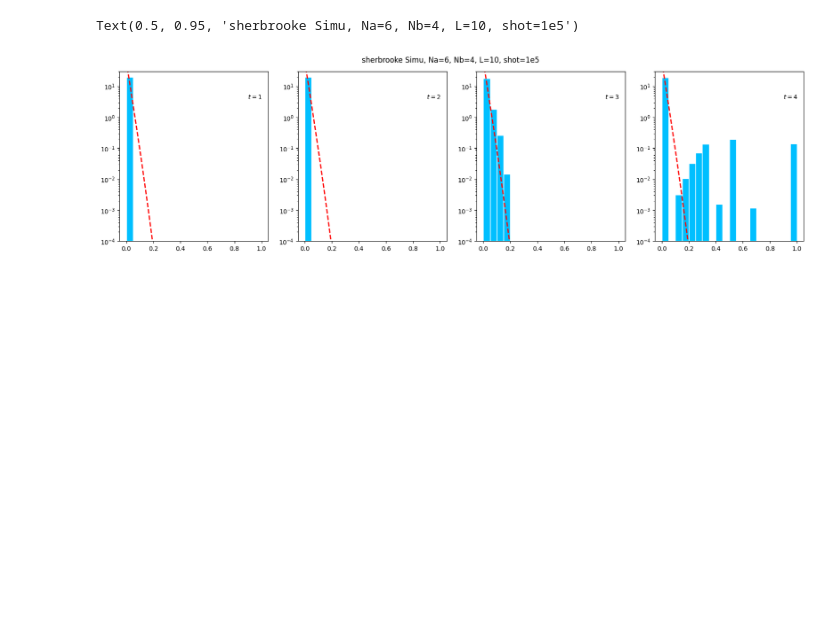
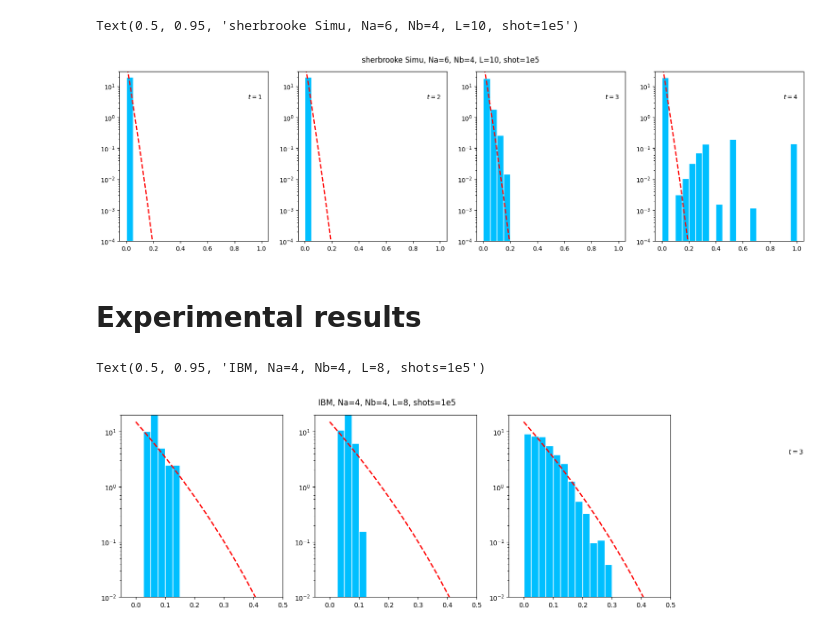
Before and after one commit to bzGit06/HaarQML, a Jupyter notebook: HDT_PoP_qiskit.ipynb, the cells around one changed output. Cells and saved outputs as stored; diff of their text form; code cells hidden in the pictures; blank space fills up the shorter version.

```diff
--- a/HDT_PoP_qiskit.ipynb
+++ b/HDT_PoP_qiskit.ipynb
@@ -86,6 +93,9 @@ def create_circuit(n_step, n_depth, n_data, n_bath):
     circuit.measure(range(n_data), range(n_data))
 
     return circuit
+# %%
+def pt_density(x, n):
+    return (2 ** n - 1) * (1 - x) ** (2 ** n - 2)
 # %% [markdown]
 ## 2 Qubits, HEA circuit
 # %%
@@ -385,3 +390,5 @@ fig.suptitle(f'{backend_name} Simu, Na={n_data}, Nb={n_bath}, L={n_data+n_bath},
 # %% [output]
 Text(0.5, 0.95, 'sherbrooke Simu, Na=6, Nb=4, L=10, shot=1e5')
 [figure]
+# %% [markdown]
+# Experimental results
@@ -387,0 +401,44 @@ Text(0.5, 0.95, 'sherbrooke Simu, Na=6, Nb=4, L=10, shot=1e5')
+# %%
+jobs = service.jobs(session_id='cxe488h6t010008ce320')
+# %%
+n_data, n_bath = 2, 2
+n_depth = n_data + n_bath
+steps= [1, 3, 5, 6]
+
+path = f'data/experiment/Pop/brisbane/Na{n_data}'
+for i, job in enumerate(reversed(jobs)):
+    res = job.result()[0].data.c.get_counts()
+    with open(os.path.join(path, f"count_Na{n_data}Nb{n_bath}L{n_depth}T{steps[i]}_s1e5_brisbane.pkl"), "wb") as file:
+       pickle.dump(res, file)
+# %%
+condP = []
+n_data, n_bath = 3, 3
+n_depth = n_data + n_bath
+steps= [1, 2, 3, 4]
+
+for i in range(4):
+    with open(f"data/experiment/PoP/brisbane/Na{n_data}/count_Na{n_data}Nb{n_bath}L{n_depth}T{steps[i]}_s1e5_brisbane_2.pkl", "rb") as file:
+        res = pickle.load(file)
+    phat = get_cond_prob(res, n_data)
+    condP.append(phat)
+np.savez(f'data/experiment/PoP/brisbane/Na{n_data}/condP_Na{n_data}Nb{n_bath}L{n_depth}_s1e5_brisbane_2.npz', *condP)
+# %%
+n_data = 4
+steps = [1, 2, 3]
+
+condP = np.load(f'data/experiment/PoP/brisbane/Na{n_data}/condP_Na{n_data}Nb{n_bath}L{n_depth}_s1e5_brisbane.npz')
+
+fig, axs = plt.subplots(1, 3, figsize=(15, 5))
+qs = np.linspace(0, 100, 51)/100
+for i in range(3):
+    axs[i].hist(condP[f'arr_{i}'], bins=np.linspace(0, 1, 41), density=True, color='deepskyblue', edgecolor='white',
+                label='$t={}$'.format(steps[i]))
+    axs[i].plot(qs, (2**n_data - 1)*(1-qs)**(2**n_data-2), '--', lw=2, color='r')
+    axs[i].set_yscale('log')
+    axs[i].set_ylim(0.01, 20)
+    axs[i].set_xlim(-0.05, 0.5)
+    axs[i].text(0.9, 4, '$t={}$'.format(steps[i]))
+fig.suptitle('IBM, Na={}, Nb={}, L={}, shots={}'.format(n_data, n_bath, n_depth, '1e5'), y=0.95)
+# %% [output]
+Text(0.5, 0.95, 'IBM, Na=4, Nb=4, L=8, shots=1e5')
+[figure, added]
```
Also changed, not shown: parts of 16 cells of this notebook.
